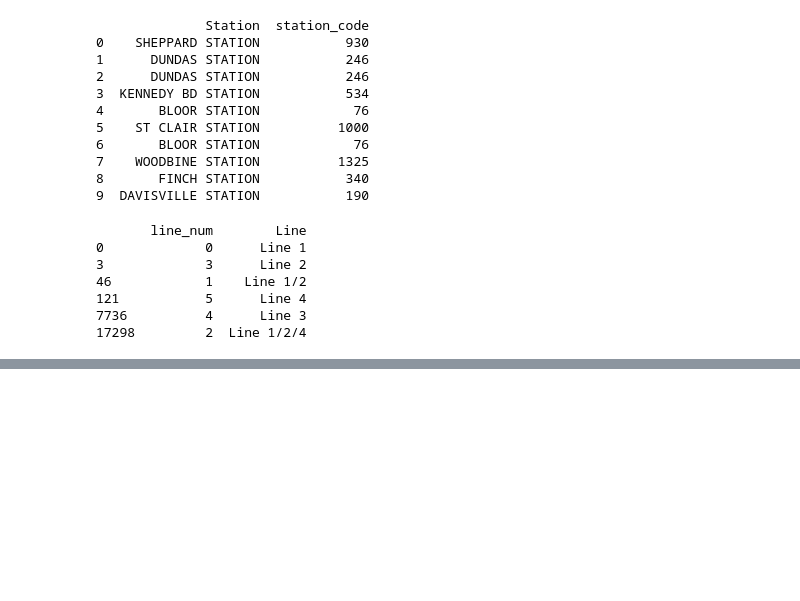
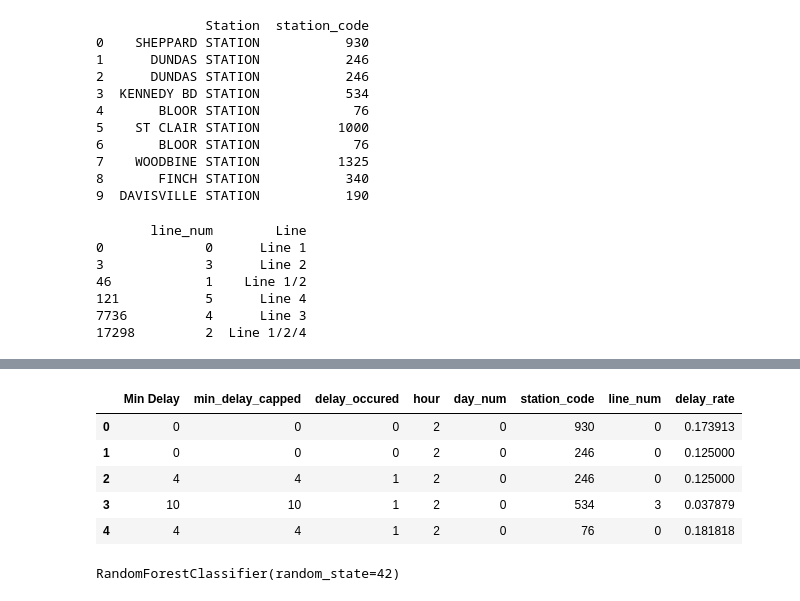
Before and after one commit to yusef-mcc/ttc-project, a Jupyter notebook: ttc-eda.ipynb, the cells around one changed output, grey strips where cells are left out. Saved outputs shown, nothing was run; the diff lists cells and outputs as text; code cells hidden in the pictures; blank space fills up the shorter version.

Commit message:
model built

```diff
--- a/ttc-eda.ipynb
+++ b/ttc-eda.ipynb
@@ -254,4 +254,5 @@ print(df[['line_num', 'Line']].drop_duplicates().head(10))
 7736          4      Line 3
 17298         2  Line 1/2/4
 # %%
-hello
+delay_rate = df.groupby(['Station', 'hour'])['delay_occured'].mean()
+delay_rate.head(100)
@@ -257,0 +273,4 @@ hello
+# %%
+df['delay_rate'] = df.set_index(['Station', 'hour']).index.map(delay_rate)
+
+print(df[['Line', 'Station', 'Day', 'hour', 'delay_occured', 'delay_rate']].head(20))
@@ -257,0 +295,10 @@ hello
+# %%
+df_model = df.drop(columns=['Date', 'Time', 'Day', 'Station', 'Line', 'Code', 'Min Gap'])
+df_model.head()
+# %% [output]
+|  | Min Delay | min_delay_capped | delay_occured | hour | day_num | station_code | line_num | delay_rate |
+| 0 | 0 | 0 | 0 | 2 | 0 | 930 | 0 | 0.173913 |
+| 1 | 0 | 0 | 0 | 2 | 0 | 246 | 0 | 0.125000 |
+| 2 | 4 | 4 | 1 | 2 | 0 | 246 | 0 | 0.125000 |
+| 3 | 10 | 10 | 1 | 2 | 0 | 534 | 3 | 0.037879 |
+| 4 | 4 | 4 | 1 | 2 | 0 | 76 | 0 | 0.181818 |
@@ -257,0 +320,11 @@ hello
+# %%
+from sklearn.ensemble import RandomForestClassifier
+
+model_rf = RandomForestClassifier(
+    n_estimators=100,
+    random_state=42
+)
+
+model_rf.fit(X_train, y_train)
+# %% [output]
+RandomForestClassifier(random_state=42)
```
Also changed, not shown: parts of 5 cells of this notebook.
